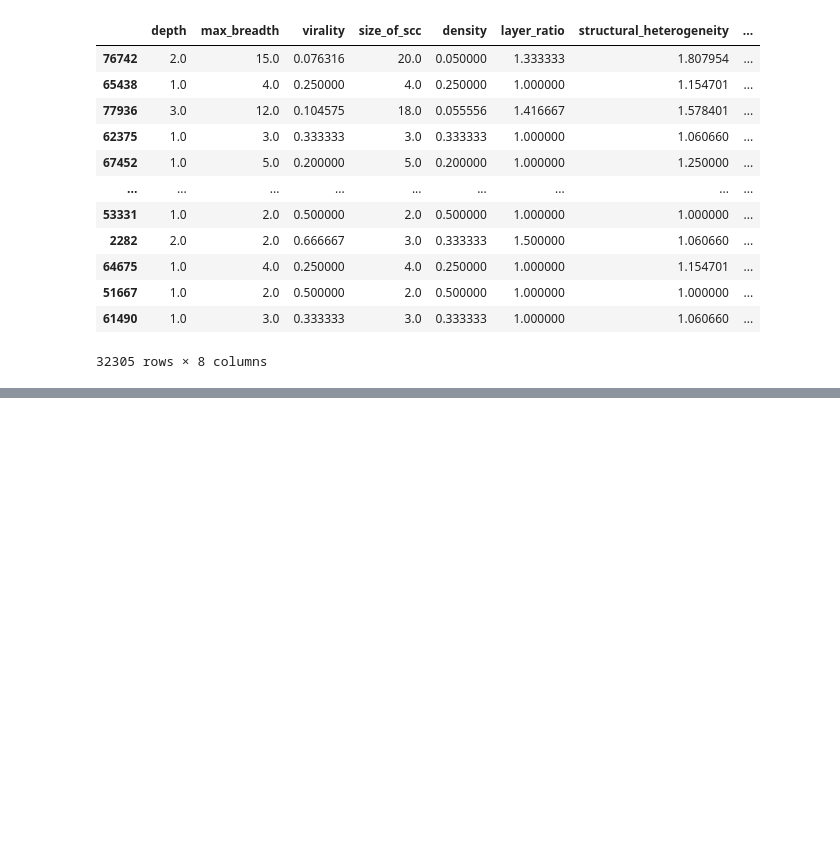
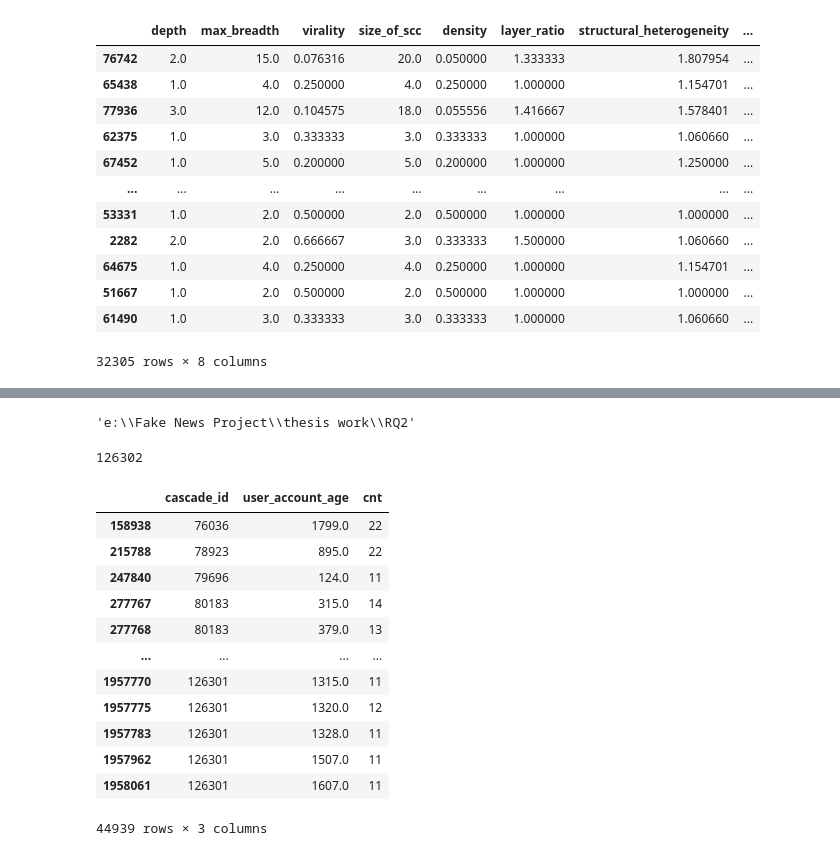
Before and after one commit to istiyaksiddiquee/thesis-work, a Jupyter notebook: RQ2/rq2.ipynb, the cells around one changed output, grey strips where cells are left out. Drawn from its saved outputs; the diff is of its cells as text; code cells hidden in the pictures; blank space fills up the shorter version.

```diff
--- a/RQ2/rq2.ipynb
+++ b/RQ2/rq2.ipynb
@@ -1782,0 +1880,16 @@ X_train_val
+# %%
+import os
+
+os.getcwd()
+# %% [output]
+'e:\\Fake News Project\\thesis work\\RQ2'
+# %%
+import pandas as pd
+
+df = pd.read_csv('../../Datasets/FalseNews_Code_Data/data/raw_data_anon.csv')
+# %%
+df.cascade_id.nunique()
+# %% [output]
+126302
+# %%
+result = df.groupby(['cascade_id', 'user_account_age']).size().reset_index(name='cnt')
@@ -1782,0 +1898,16 @@ X_train_val
+# %%
+result[result.cnt > 10]
+# %% [output]
+|  | cascade_id | user_account_age | cnt |
+| 158938 | 76036 | 1799.0 | 22 |
+| 215788 | 78923 | 895.0 | 22 |
+| 247840 | 79696 | 124.0 | 11 |
+| 277767 | 80183 | 315.0 | 14 |
+| 277768 | 80183 | 379.0 | 13 |
+| ... | ... | ... | ... |
+| 1957770 | 126301 | 1315.0 | 11 |
+| 1957775 | 126301 | 1320.0 | 12 |
+| 1957783 | 126301 | 1328.0 | 11 |
+| 1957962 | 126301 | 1507.0 | 11 |
+| 1958061 | 126301 | 1607.0 | 11 |
+44939 rows × 3 columns
```
Also changed, not shown: parts of 20 cells of this notebook, 3 other files.
